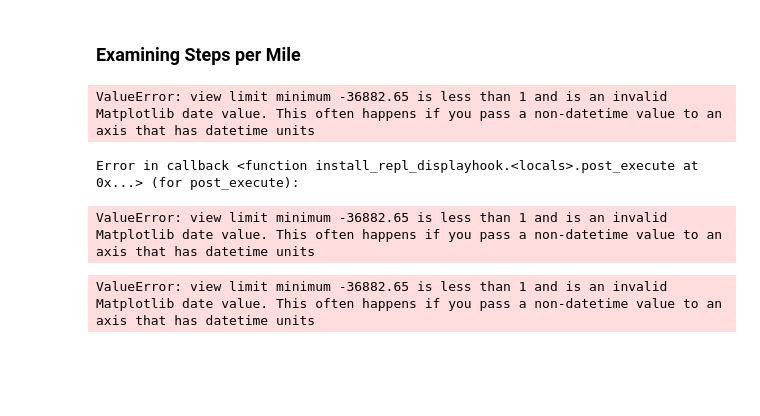
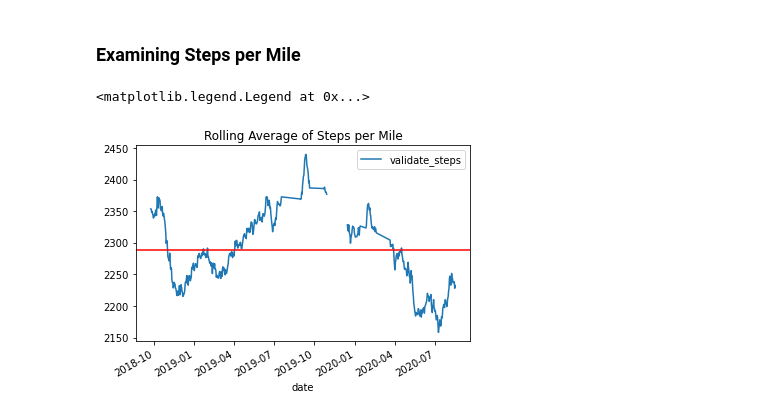
Before and after one commit to noahmelngailis/time_series_steps_project, a Jupyter notebook: time_series_mvp.ipynb, the cells around one changed output. Cells and saved outputs as stored; diff of their text form; code cells hidden in the pictures; blank space fills up the shorter version.

```diff
--- a/time_series_mvp.ipynb
+++ b/time_series_mvp.ipynb
@@ -283,20 +284,3 @@ Text(0.5, 0, '')
 [figure]
 # %% [markdown]
 ### Examining Steps per Mile
-# %%
-x = np.arange(0,589,1)
-y = df.steps
-
-y_mean = [np.mean(df.steps)]*len(x)
-
-fig,ax = plt.subplots()
-data_line = ax.plot(x,y, label='Data', marker='o')
-
-df.validate_steps.rolling(30).mean().plot()
-plt.title('Rolling Average of Steps per Mile')
-plt.plot()
-# %% [output]
-ValueError: view limit minimum -36882.65 is less than 1 and is an invalid Matplotlib date value. This often happens if you pass a non-datetime value to an axis that has datetime units
-Error in callback <function install_repl_displayhook.<locals>.post_execute at 0x...> (for post_execute):
-ValueError: view limit minimum -36882.65 is less than 1 and is an invalid Matplotlib date value. This often happens if you pass a non-datetime value to an axis that has datetime units
-ValueError: view limit minimum -36882.65 is less than 1 and is an invalid Matplotlib date value. This often happens if you pass a non-datetime value to an axis that has datetime units
@@ -317,0 +287,8 @@ legend = ax.legend(loc='upper right')
+# %%
+df.validate_steps.rolling(30).mean().plot()
+plt.title('Rolling Average of Steps per Mile')
+plt.axhline(y=df.validate_steps.mean(), color='r', linestyle='-')
+plt.legend()
+# %% [output]
+<matplotlib.legend.Legend at 0x...>
+[figure, added]
```
Also changed, not shown: parts of 2 cells of this notebook.
